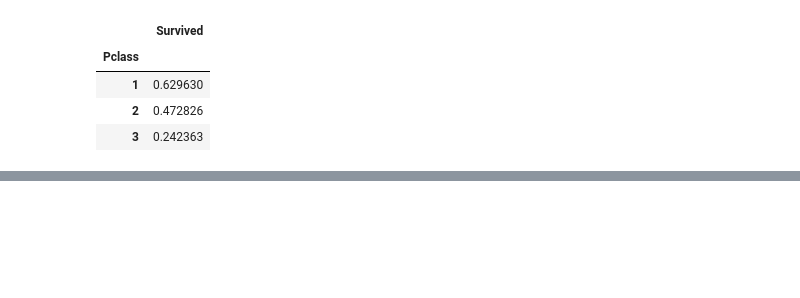
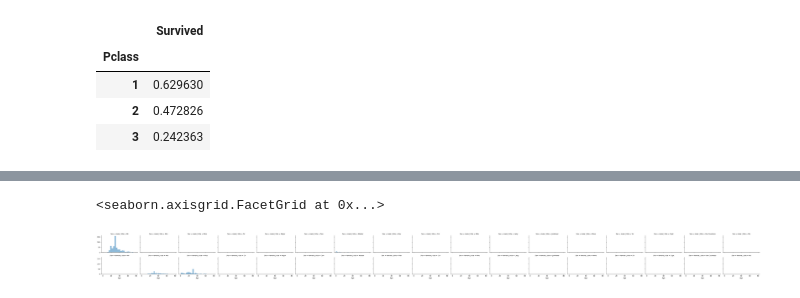
Before and after one commit to MCE-IA/Med-chebbi-gomycode, a Jupyter notebook: checkpoint 3.ipynb, the cells around one changed output, grey strips where cells are left out. Cells and saved outputs as stored; diff of their text form; code cells hidden in the pictures; blank space fills up the shorter version.

```diff
--- a/checkpoint 3.ipynb
+++ b/checkpoint 3.ipynb
@@ -177,0 +194,11 @@ df_t[["Pclass","Survived"]].groupby(['Pclass'],as_index=True).mean()
+# %%
+title=[]
+df1=' '
+for i in df_t['Name']:
+    df1=i.split(',')
+    df1=df1[1].split('.')
+    df2=df1[0].strip()
+    print(df2)
+    title.append(str(df2))
+df_t['title']=title
+df_t.head()
@@ -177,0 +229,8 @@ df_t[["Pclass","Survived"]].groupby(['Pclass'],as_index=True).mean()
+# %%
+grid = sns.FacetGrid(df_t,col='title',
+    row='Sex', height=2.2, aspect=1.6)
+grid.map(plt.hist,'Age', alpha=.5, bins=20)
+grid.add_legend()
+# %% [output]
+<seaborn.axisgrid.FacetGrid at 0x...>
+[figure, added]
```
Also changed, not shown: parts of 22 cells of this notebook.
